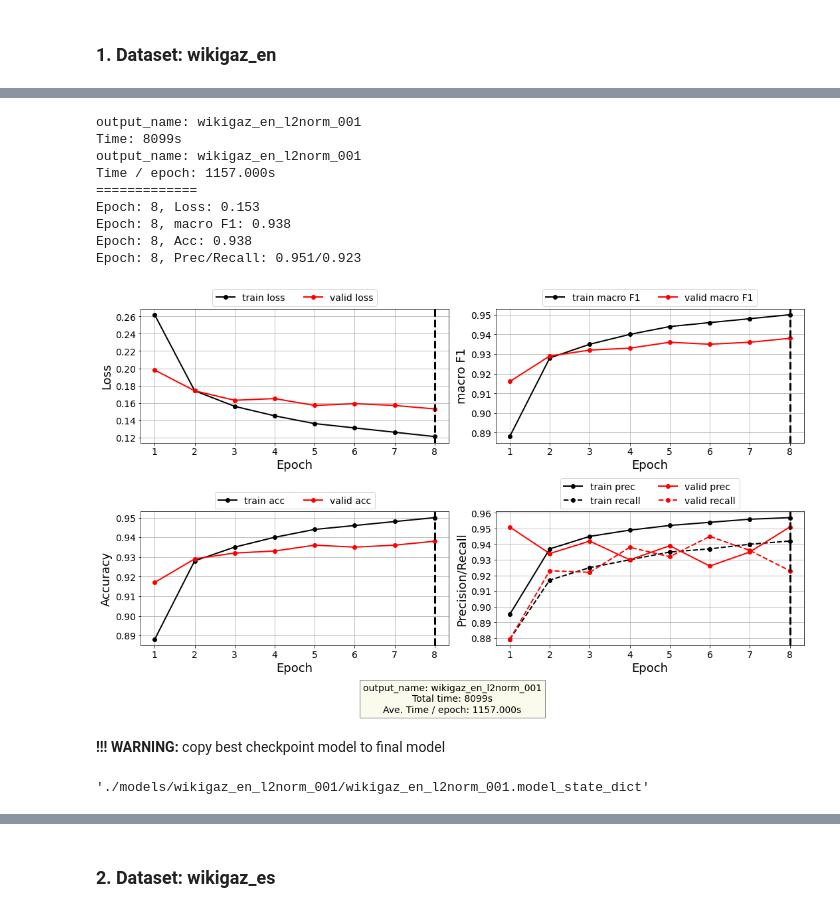
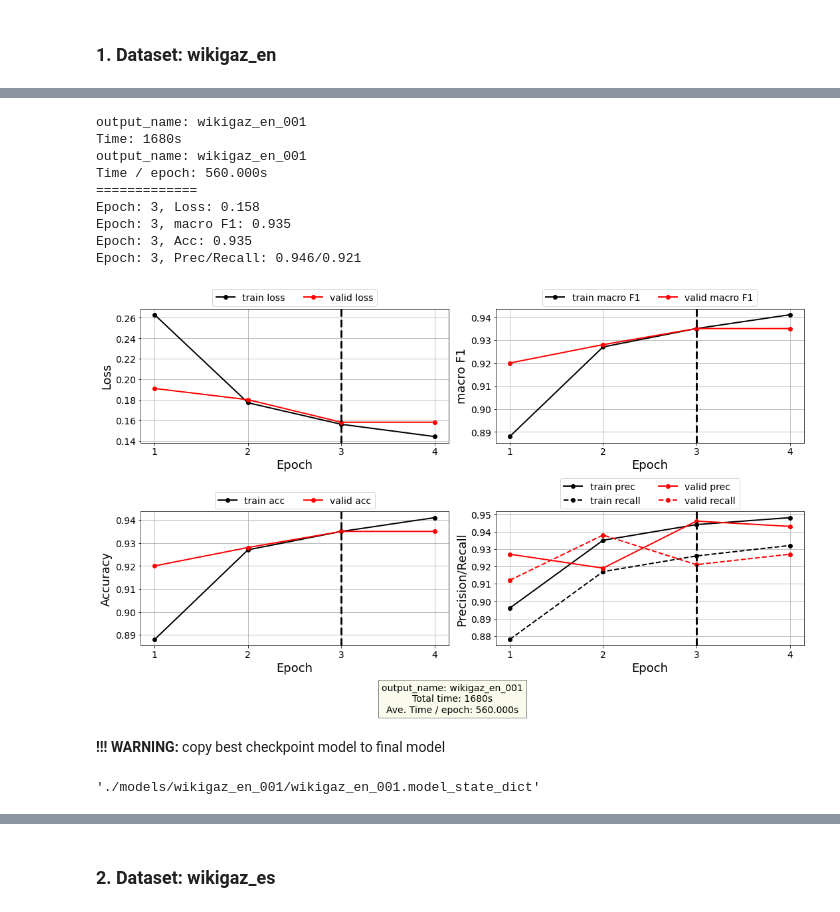
Before and after one commit to Living-with-machines/LwM_SIGSPATIAL2020_ToponymMatching, a Jupyter notebook: experiments/Toponym_Matching_Experiments.ipynb, the cells around one changed output, grey strips where cells are left out. Drawn from its saved outputs; the diff is of its cells as text; code cells hidden in the pictures.

```diff
--- a/experiments/Toponym_Matching_Experiments.ipynb
+++ b/experiments/Toponym_Matching_Experiments.ipynb
@@ -21,26 +56,26 @@ if not Path('./models/wikigaz_en_l2norm_001').is_dir():
 # %%
 # plot log file
-plot_log(path2log="./models/wikigaz_en_l2norm_001/log.txt",
-         output_name="wikigaz_en_l2norm_001")
+plot_log(path2log="./models/wikigaz_en_001/log.txt",
+         output_name="wikigaz_en_001")
 # %% [output]
-output_name: wikigaz_en_l2norm_001
-Time: 8099s
-output_name: wikigaz_en_l2norm_001
-Time / epoch: 1157.000s
+output_name: wikigaz_en_001
+Time: 1680s
+output_name: wikigaz_en_001
+Time / epoch: 560.000s
 =============
-Epoch: 8, Loss: 0.153
-Epoch: 8, macro F1: 0.938
-Epoch: 8, Acc: 0.938
-Epoch: 8, Prec/Recall: 0.951/0.923
+Epoch: 3, Loss: 0.158
+Epoch: 3, macro F1: 0.935
+Epoch: 3, Acc: 0.935
+Epoch: 3, Prec/Recall: 0.946/0.921
-[figure, old version]
+[figure, new version]
 # %% [markdown]
 **!!! WARNING:** copy best checkpoint model to final model
 # %%
 best_checkpoint = "checkpoint00003"
 # %%
-copyfile("./models/wikigaz_en_l2norm_001/" + best_checkpoint + ".model", "./models/wikigaz_en_l2norm_001/wikigaz_en_l2norm_001.model")
-copyfile("./models/wikigaz_en_l2norm_001/" + best_checkpoint + ".model_state_dict", "./models/wikigaz_en_l2norm_001/wikigaz_en_l2norm_001.model_state_dict")
+copyfile("./models/wikigaz_en_001/" + best_checkpoint + ".model", "./models/wikigaz_en_001/wikigaz_en_001.model")
+copyfile("./models/wikigaz_en_001/" + best_checkpoint + ".model_state_dict", "./models/wikigaz_en_001/wikigaz_en_001.model_state_dict")
 # %% [output]
-'./models/wikigaz_en_l2norm_001/wikigaz_en_l2norm_001.model_state_dict'
+'./models/wikigaz_en_001/wikigaz_en_001.model_state_dict'
 # %%
 # model inference using a model stored at pretrained_model_path and pretrained_vocab_path
```
Also changed, not shown: parts of 29 cells of this notebook, 4 other files.
